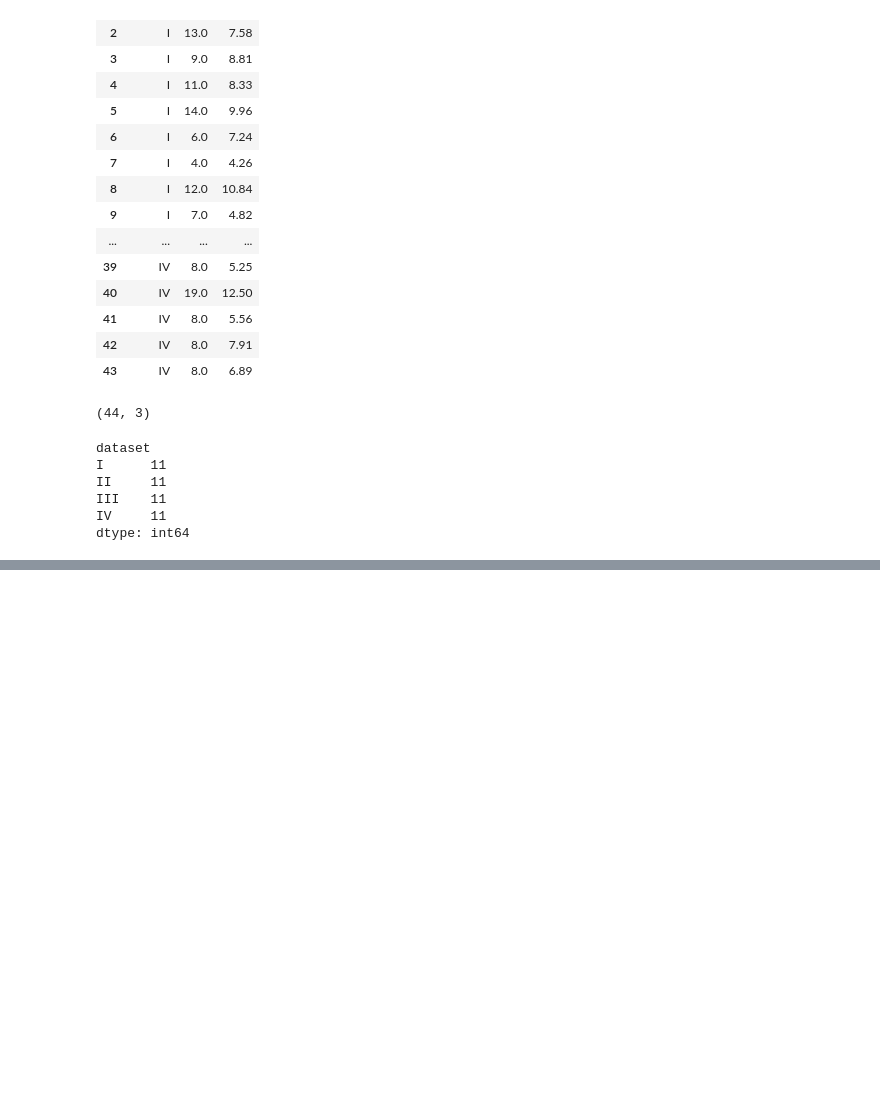
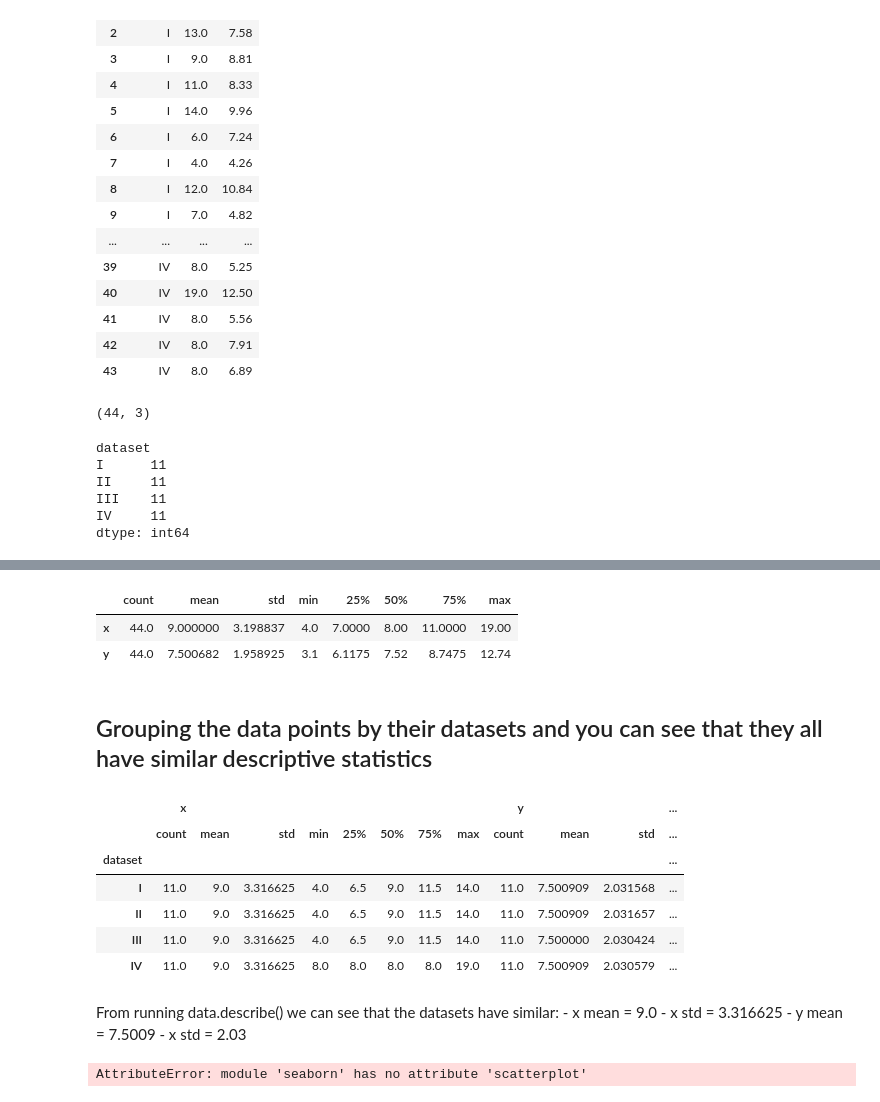
Before and after one commit to RitRa/Anscombe-s_quartet-dataset, a Jupyter notebook: Anscombe's Quartet Dataset.ipynb, the cells around one changed output, grey strips where cells are left out. Saved outputs shown, nothing was run; the diff lists cells and outputs as text; code cells hidden in the pictures; blank space fills up the shorter version.

```diff
--- a/Anscombe's Quartet Dataset.ipynb
+++ b/Anscombe's Quartet Dataset.ipynb
@@ -52,0 +64,33 @@ dtype: int64
+# %%
+summary = df.describe()
+summary = summary.transpose()
+summary.head()
+# %% [output]
+|  | count | mean | std | min | 25% | 50% | 75% | max |
+| x | 44.0 | 9.000000 | 3.198837 | 4.0 | 7.0000 | 8.00 | 11.0000 | 19.00 |
+| y | 44.0 | 7.500682 | 1.958925 | 3.1 | 6.1175 | 7.52 | 8.7475 | 12.74 |
+# %% [markdown]
+## Grouping the data points by their datasets and you can see that they all have similar descriptive statistics
+# %%
+data = df.groupby('dataset')
+data.describe()
+# %% [output]
+|  | x |  |  |  |  |  |  |  | y |  |  | ... |
+|  | count | mean | std | min | 25% | 50% | 75% | max | count | mean | std | ... |
+| dataset |  |  |  |  |  |  |  |  |  |  |  | ... |
+| I | 11.0 | 9.0 | 3.316625 | 4.0 | 6.5 | 9.0 | 11.5 | 14.0 | 11.0 | 7.500909 | 2.031568 | ... |
+| II | 11.0 | 9.0 | 3.316625 | 4.0 | 6.5 | 9.0 | 11.5 | 14.0 | 11.0 | 7.500909 | 2.031657 | ... |
+| III | 11.0 | 9.0 | 3.316625 | 4.0 | 6.5 | 9.0 | 11.5 | 14.0 | 11.0 | 7.500000 | 2.030424 | ... |
+| IV | 11.0 | 9.0 | 3.316625 | 8.0 | 8.0 | 8.0 | 8.0 | 19.0 | 11.0 | 7.500909 | 2.030579 | ... |
+# %% [markdown]
+From running data.describe() we can see that the datasets have similar:
+    - x mean = 9.0
+    - x std  = 3.316625
+    - y mean = 7.5009
+    - x std  = 2.03
+# %%
+import seaborn as sns
+import matplotlib as plt
+ax =  sns.scatterplot(x="x", y="y", data=df)
+# %% [output]
+AttributeError: module 'seaborn' has no attribute 'scatterplot'
```
Also changed, not shown: parts of 8 cells of this notebook.
